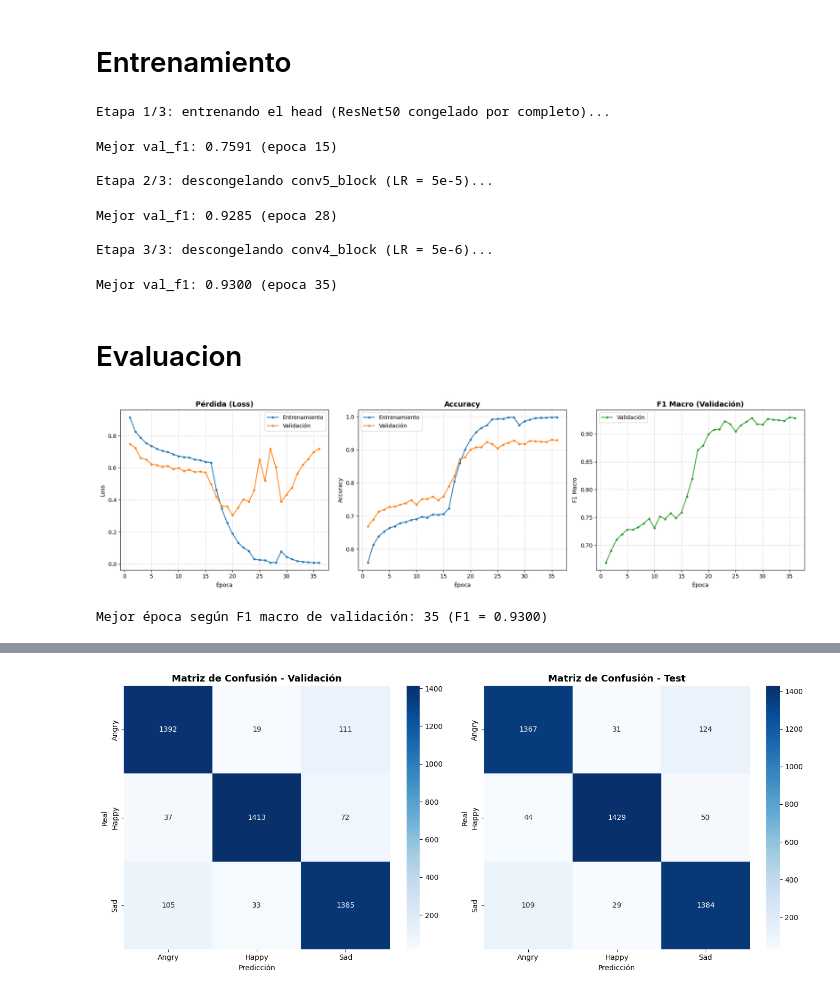
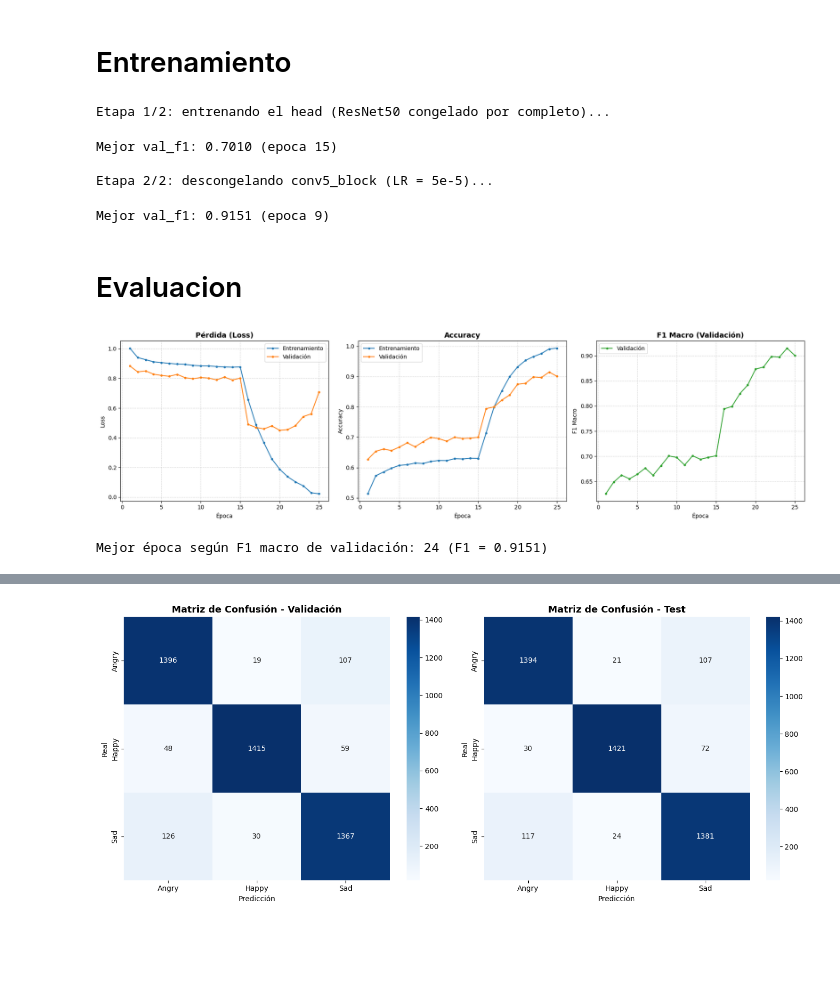
Before and after one commit to Angel-crypt/face2emotion-AIML, a Jupyter notebook: face2emotion_finetune.ipynb, the cells around one changed output, grey strips where cells are left out. Drawn from its saved outputs; the diff is of its cells as text; code cells hidden in the pictures; blank space fills up the shorter version.

Commit message:
feat: execute finetune model

```diff
--- a/face2emotion_finetune.ipynb
+++ b/face2emotion_finetune.ipynb
@@ -458,6 +456,7 @@ x = Resizing(224, 224)(inputs)
 x = Lambda(resnet_preprocess)(x)
 x = base_model(x, training=False)
 x = GlobalAveragePooling2D()(x)
+x = Dropout(0.4)(x)
 x = Dense(128, activation='relu')(x)
 x = Dropout(0.6)(x)
 outputs = Dense(3, activation='softmax')(x)
@@ -510,7 +506,7 @@ Model: "face2emotion_resnet50"
 # %%
 model.compile(
     optimizer=Adam(learning_rate=1e-3),
-    loss='categorical_crossentropy',
+    loss=tf.keras.losses.CategoricalCrossentropy(label_smoothing=0.1),
     metrics=[
         'accuracy',
         tf.keras.metrics.Precision(name='precision'),
@@ -531,7 +527,8 @@ class MetricsCallback(tf.keras.callbacks.Callback):
         self.pbar = None
 
     def on_train_begin(self, logs=None):
-        self.pbar = tqdm(total=self.total_epochs, desc='Training', unit='epoch')
+        epochs = self.params.get('epochs', self.total_epochs)
+        self.pbar = tqdm(total=epochs, desc='Training', unit='epoch')
 
     def on_epoch_end(self, epoch, logs=None):
         y_pred = np.argmax(self.model.predict(self.X_val, verbose=0), axis=1)
@@ -605,18 +609,18 @@ X_train_aug shape: (42620, 48, 48, 3)
 # %% [markdown]
 # Entrenamiento
 # %%
-print("Etapa 1/3: entrenando el head (ResNet50 congelado por completo)...")
+print("Etapa 1/2: entrenando el head (ResNet50 congelado por completo)...")
 history_stage1 = model.fit(
     X_train_aug, y_train_aug,
     validation_data=(X_val, y_val_oh),
     epochs=15,
     batch_size=32,
     shuffle=True,
-    callbacks=callbacks,
+    callbacks=get_callbacks("stage1"),
     verbose=0
 )
 
-print("\nEtapa 2/3: descongelando conv5_block (LR = 5e-5)...")
+print("\nEtapa 2/2: descongelando conv5_block (LR = 5e-5)...")
 freeze_up_to(base_model, "conv5_block")
 model.compile(
     optimizer=Adam(learning_rate=5e-5),
@@ -634,45 +638,20 @@ history_stage2 = model.fit(
     epochs=15,
     batch_size=32,
     shuffle=True,
-    callbacks=callbacks,
+    callbacks=get_callbacks("stage2"),
     verbose=0
 )
-
-print("\nEtapa 3/3: descongelando conv4_block (LR = 5e-6)...")
-freeze_up_to(base_model, "conv4_block")
-model.compile(
-    optimizer=Adam(learning_rate=5e-6),
-    loss='categorical_crossentropy',
-    metrics=[
-        'accuracy',
-        tf.keras.metrics.Precision(name='precision'),
-        tf.keras.metrics.Recall(name='recall'),
-        tf.keras.metrics.AUC(name='auc', multi_label=True)
-    ]
-)
-history_stage3 = model.fit(
-    X_train_aug, y_train_aug,
-    validation_data=(X_val, y_val_oh),
-    epochs=15,
-    batch_size=32,
-    shuffle=True,
-    callbacks=callbacks,
-    verbose=0
-)
 # %% [output]
-Etapa 1/3: entrenando el head (ResNet50 congelado por completo)...
+Etapa 1/2: entrenando el head (ResNet50 congelado por completo)...
-Mejor val_f1: 0.7591 (epoca 15)
+Mejor val_f1: 0.7010 (epoca 15)
 
-Etapa 2/3: descongelando conv5_block (LR = 5e-5)...
+Etapa 2/2: descongelando conv5_block (LR = 5e-5)...
-Mejor val_f1: 0.9285 (epoca 28)
-
-Etapa 3/3: descongelando conv4_block (LR = 5e-6)...
+Mejor val_f1: 0.9151 (epoca 9)
-Mejor val_f1: 0.9300 (epoca 35)
 # %% [markdown]
 # Evaluacion
 # %%
 history_dict = {}
-for h in (history_stage1.history, history_stage2.history, history_stage3.history):
+for h in (history_stage1.history, history_stage2.history):
     for k, v in h.items():
         history_dict.setdefault(k, []).extend(v)
 
@@ -690,35 +669,35 @@ axes[0].plot(epochs_range, history_dict['loss'], label='Entrenamiento', marker='
 axes[0].plot(epochs_range, history_dict['val_loss'], label='Validación', marker='o', markersize=3)
 axes[0].set_title('Pérdida (Loss)', fontsize=13, fontweight='bold')
 axes[0].set_xlabel('Época')
 axes[0].set_ylabel('Loss')
 axes[0].legend()
 axes[0].grid(True, linestyle='--', alpha=0.5)
 
 # Accuracy
 axes[1].plot(epochs_range, history_dict['accuracy'], label='Entrenamiento', marker='o', markersize=3)
 axes[1].plot(epochs_range, history_dict['val_accuracy'], label='Validación', marker='o', markersize=3)
 axes[1].set_title('Accuracy', fontsize=13, fontweight='bold')
 axes[1].set_xlabel('Época')
 axes[1].set_ylabel('Accuracy')
 axes[1].legend()
 axes[1].grid(True, linestyle='--', alpha=0.5)
 
 # F1 macro (validación)
 axes[2].plot(epochs_range, f1_per_epoch, label='Validación', color='#2ca02c', marker='o', markersize=3)
 axes[2].set_title('F1 Macro (Validación)', fontsize=13, fontweight='bold')
 axes[2].set_xlabel('Época')
 axes[2].set_ylabel('F1 Macro')
 axes[2].legend()
 axes[2].grid(True, linestyle='--', alpha=0.5)
 
 plt.tight_layout()
 plt.show()
 
 best_epoch = int(np.argmax(f1_per_epoch)) + 1
 print(f"Mejor época según F1 macro de validación: {best_epoch} (F1 = {max(f1_per_epoch):.4f})")
 # %% [output]
-[figure, old version]
+[figure, new version]
-Mejor época según F1 macro de validación: 35 (F1 = 0.9300)
+Mejor época según F1 macro de validación: 24 (F1 = 0.9151)
 # %%
 # Evaluación en el Conjunto de Validación
 print("Conjunto de Validación:")
```
Also changed, not shown: parts of 12 cells of this notebook.
